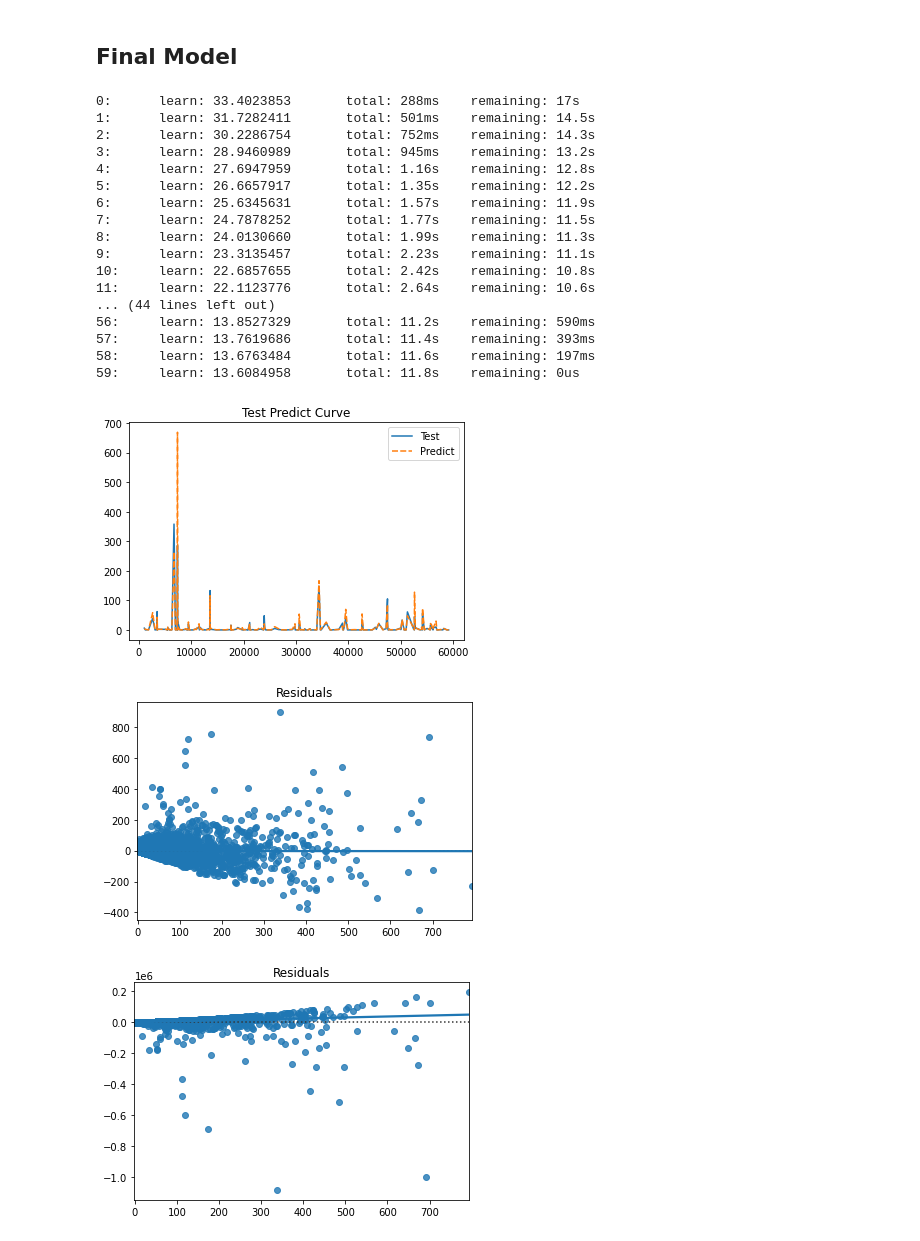
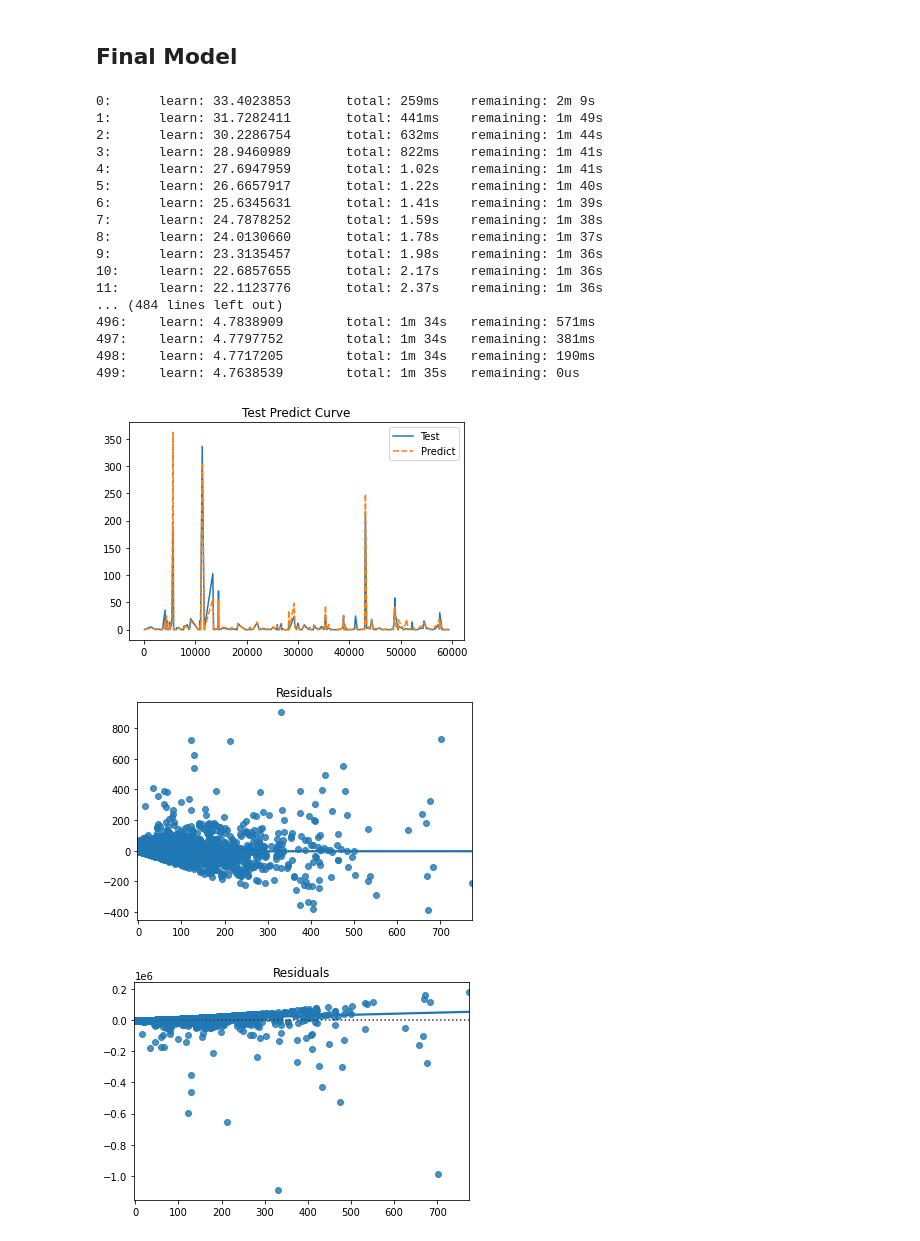
Before and after one commit to HolmesJJ/CS3244-Machine-Learning, a Jupyter notebook: Project/Voting.ipynb, the cells around one changed output. Drawn from its saved outputs; the diff is of its cells as text; code cells hidden in the pictures.

```diff
--- a/Project/Voting.ipynb
+++ b/Project/Voting.ipynb
@@ -301,26 +301,26 @@ def train_final_model(max_depth=None, min_samples_split=2, learning_rate=0.5, n_
     })
     print(results)
 # %%
-train_final_model(max_depth=12, min_samples_split=0.0001, learning_rate=0.1, n_estimators=60)
+train_final_model(max_depth=12, min_samples_split=0.0001, learning_rate=0.1, n_estimators=500)
 # %% [output]
-0:      learn: 33.4023853       total: 288ms    remaining: 17s
-1:      learn: 31.7282411       total: 501ms    remaining: 14.5s
-2:      learn: 30.2286754       total: 752ms    remaining: 14.3s
-3:      learn: 28.9460989       total: 945ms    remaining: 13.2s
-4:      learn: 27.6947959       total: 1.16s    remaining: 12.8s
-5:      learn: 26.6657917       total: 1.35s    remaining: 12.2s
-6:      learn: 25.6345631       total: 1.57s    remaining: 11.9s
-7:      learn: 24.7878252       total: 1.77s    remaining: 11.5s
-8:      learn: 24.0130660       total: 1.99s    remaining: 11.3s
-9:      learn: 23.3135457       total: 2.23s    remaining: 11.1s
-10:     learn: 22.6857655       total: 2.42s    remaining: 10.8s
-11:     learn: 22.1123776       total: 2.64s    remaining: 10.6s
-... (44 lines left out)
-56:     learn: 13.8527329       total: 11.2s    remaining: 590ms
-57:     learn: 13.7619686       total: 11.4s    remaining: 393ms
-58:     learn: 13.6763484       total: 11.6s    remaining: 197ms
-59:     learn: 13.6084958       total: 11.8s    remaining: 0us
+0:      learn: 33.4023853       total: 259ms    remaining: 2m 9s
+1:      learn: 31.7282411       total: 441ms    remaining: 1m 49s
+2:      learn: 30.2286754       total: 632ms    remaining: 1m 44s
+3:      learn: 28.9460989       total: 822ms    remaining: 1m 41s
+4:      learn: 27.6947959       total: 1.02s    remaining: 1m 41s
+5:      learn: 26.6657917       total: 1.22s    remaining: 1m 40s
+6:      learn: 25.6345631       total: 1.41s    remaining: 1m 39s
+7:      learn: 24.7878252       total: 1.59s    remaining: 1m 38s
+8:      learn: 24.0130660       total: 1.78s    remaining: 1m 37s
+9:      learn: 23.3135457       total: 1.98s    remaining: 1m 36s
+10:     learn: 22.6857655       total: 2.17s    remaining: 1m 36s
+11:     learn: 22.1123776       total: 2.37s    remaining: 1m 36s
+... (484 lines left out)
+496:    learn: 4.7838909        total: 1m 34s   remaining: 571ms
+497:    learn: 4.7797752        total: 1m 34s   remaining: 381ms
+498:    learn: 4.7717205        total: 1m 34s   remaining: 190ms
+499:    learn: 4.7638539        total: 1m 35s   remaining: 0us
-[figure, old version]
+[figure, new version]
-[figure, old version]
+[figure, new version]
-[figure, old version]
+[figure, new version]
        Index        Mean
```
Also changed, not shown: parts of 2 cells of this notebook.
